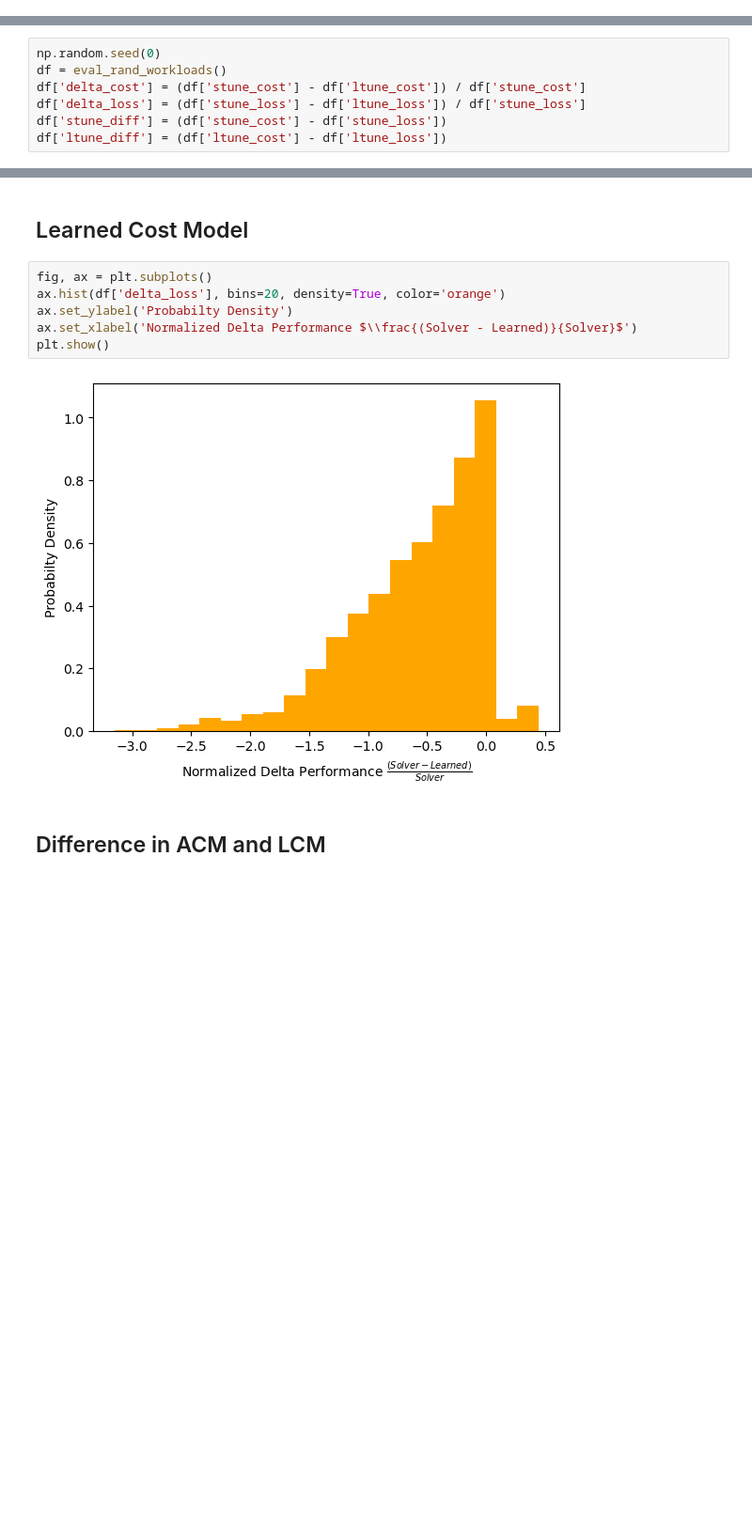
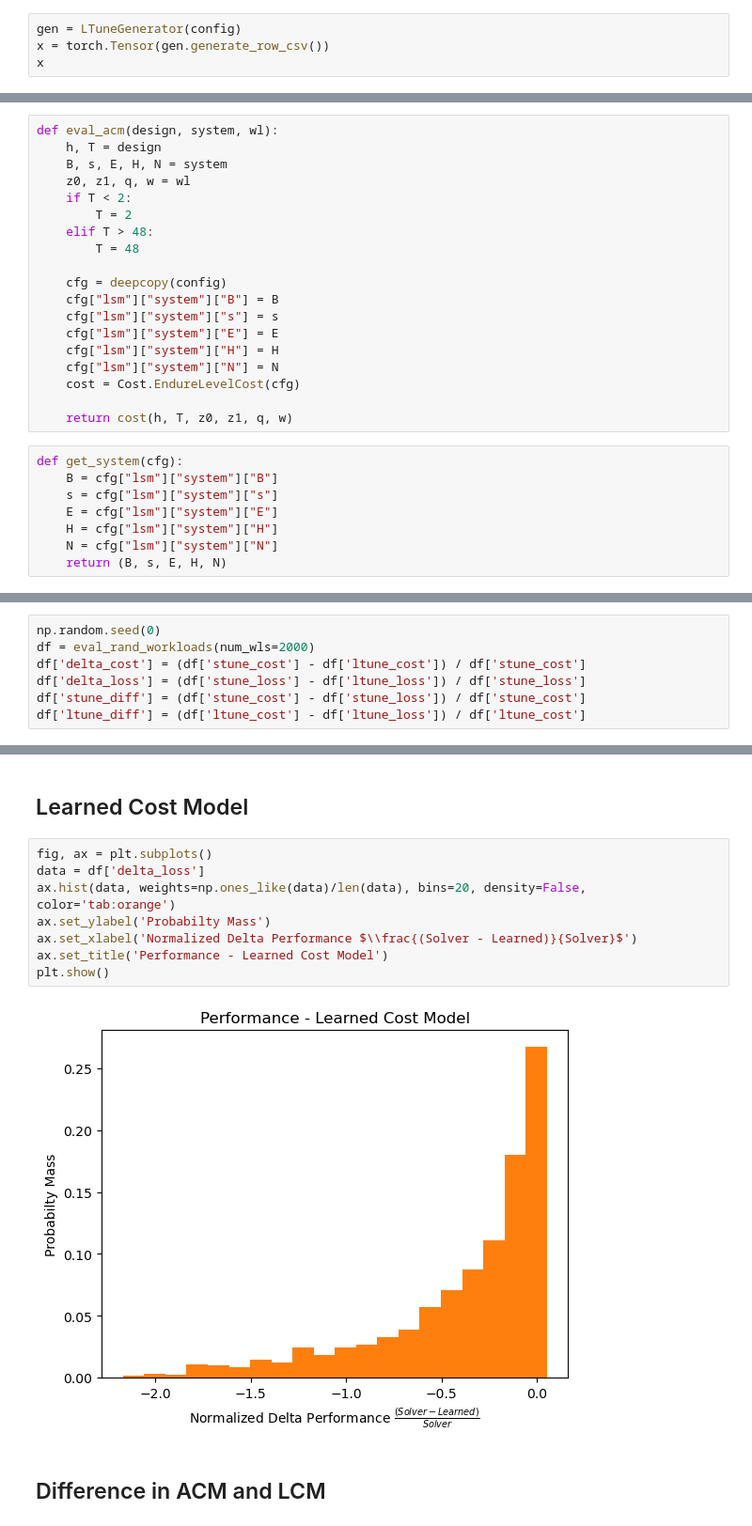
Before and after one commit to ephoris/endure-jupyter, a Jupyter notebook: experiments/01_ltune_eval.ipynb, the cells around one changed output, grey strips where cells are left out. Shown at 94% size. Saved outputs shown, nothing was run; the diff lists cells and outputs as text; blank space fills up the shorter version.

```diff
--- a/experiments/01_ltune_eval.ipynb
+++ b/experiments/01_ltune_eval.ipynb
@@ -41,0 +65,4 @@ status
+# %%
+gen = LTuneGenerator(config)
+x = torch.Tensor(gen.generate_row_csv())
+x
@@ -95,2 +119,29 @@ _ = ax.legend()
+# %%
+def eval_acm(design, system, wl):
+    h, T = design
+    B, s, E, H, N = system
+    z0, z1, q, w = wl
+    if T < 2:
+        T = 2
+    elif T > 48:
+        T = 48
+
+    cfg = deepcopy(config)
+    cfg["lsm"]["system"]["B"] = B
+    cfg["lsm"]["system"]["s"] = s
+    cfg["lsm"]["system"]["E"] = E
+    cfg["lsm"]["system"]["H"] = H
+    cfg["lsm"]["system"]["N"] = N
+    cost = Cost.EndureLevelCost(cfg)
+
+    return cost(h, T, z0, z1, q, w)
+# %%
+def get_system(cfg):
+    B = cfg["lsm"]["system"]["B"]
+    s = cfg["lsm"]["system"]["s"]
+    E = cfg["lsm"]["system"]["E"]
+    H = cfg["lsm"]["system"]["H"]
+    N = cfg["lsm"]["system"]["N"]
+    return (B, s, E, H, N)
 # %% [markdown]
 # Evaluation
@@ -147,7 +224,7 @@ def eval_rand_workloads():
 # %%
 np.random.seed(0)
-df = eval_rand_workloads()
+df = eval_rand_workloads(num_wls=2000)
 df['delta_cost'] = (df['stune_cost'] - df['ltune_cost']) / df['stune_cost']
 df['delta_loss'] = (df['stune_loss'] - df['ltune_loss']) / df['stune_loss']
-df['stune_diff'] = (df['stune_cost'] - df['stune_loss'])
-df['ltune_diff'] = (df['ltune_cost'] - df['ltune_loss'])
+df['stune_diff'] = (df['stune_cost'] - df['stune_loss']) / df['stune_cost']
+df['ltune_diff'] = (df['ltune_cost'] - df['ltune_loss']) / df['ltune_cost']
@@ -185,12 +282,14 @@ plt.show()
 ## Learned Cost Model
 # %%
 fig, ax = plt.subplots()
-ax.hist(df['delta_loss'], bins=20, density=True, color='orange')
-ax.set_ylabel('Probabilty Density')
+data = df['delta_loss']
+ax.hist(data, weights=np.ones_like(data)/len(data), bins=20, density=False, color='tab:orange')
+ax.set_ylabel('Probabilty Mass')
 ax.set_xlabel('Normalized Delta Performance $\\frac{(Solver - Learned)}{Solver}$')
+ax.set_title('Performance - Learned Cost Model')
 plt.show()
 # %% [output]
-[figure, old version]
+[figure, new version]
 # %% [markdown]
 ## Difference in ACM and LCM
 # %%
```
Also changed, not shown: parts of 34 cells of this notebook, 3 other files.
